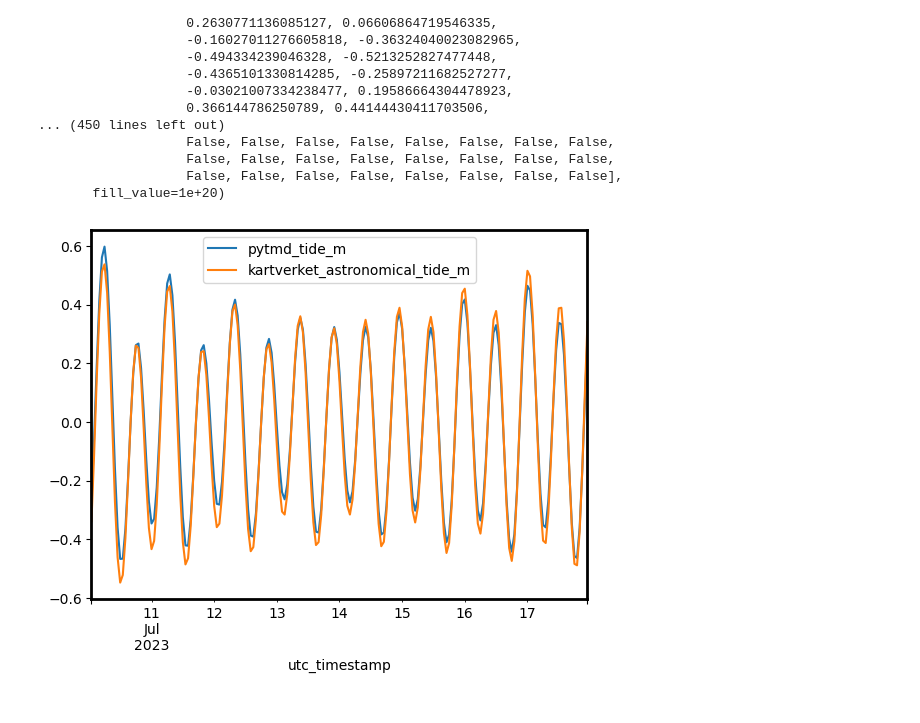
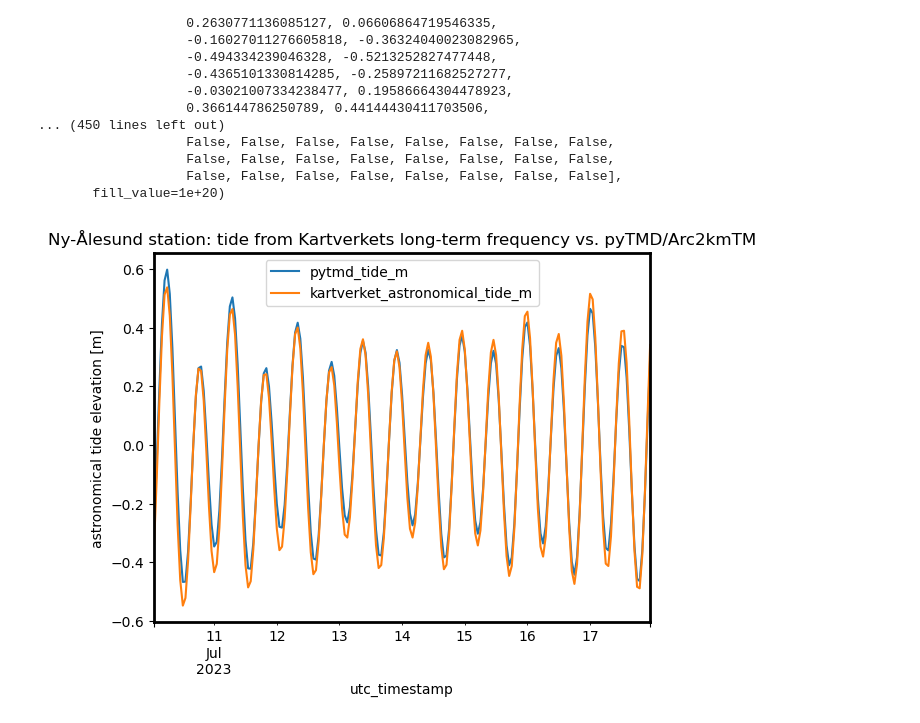
Before and after one commit to tsutterley/pyTMD, a Jupyter notebook: notebooks/SimpleScriptGetTideElevationTimeseries.ipynb, the cells around one changed output. Saved outputs shown, nothing was run; the diff lists cells and outputs as text; code cells hidden in the pictures.

Commit message:
Fix plots labels and titles

```diff
--- a/notebooks/SimpleScriptGetTideElevationTimeseries.ipynb
+++ b/notebooks/SimpleScriptGetTideElevationTimeseries.ipynb
@@ -187,27 +187,30 @@ df_kartverket["kartverket_observation_m"] = df_kartverket["observation"] / 100.0
 # %%
 # compare the model data generated by pyTMD to Kartverket astronomical tide computed over a long time series
 
 # time window to plot for comparison
 utc_timestamp_start = datetime.datetime(2023, 7, 10, 0, 0, 0, tzinfo=datetime.timezone.utc)
 utc_timestamp_stop = datetime.datetime(2023, 7, 18, 0, 0, 0, tzinfo=datetime.timezone.utc)
 
 def get_mask(df_in, utc_timestamp_start, utc_timestamp_stop):
     mask = (df_in["utc_timestamp"] > utc_timestamp_start) & (df_in["utc_timestamp"] < utc_timestamp_stop)
     return mask
 
 # plotting
 fig = plt.figure()
 ax = plt.gca()
 
 mask_pytmd = get_mask(df_pytmd, utc_timestamp_start, utc_timestamp_stop)
 df_pytmd.loc[mask_pytmd].plot(x="utc_timestamp", y="pytmd_tide_m", ax=ax)
 
 mask_kartverket = get_mask(df_kartverket, utc_timestamp_start, utc_timestamp_stop)
 # df_kartverket.loc[mask_kartverket].plot(x="utc_timestamp", y=["observation_m", "kartverket_astronomical_tide_m"], ax=ax)
 df_kartverket.loc[mask_kartverket].plot(x="utc_timestamp", y=["kartverket_astronomical_tide_m"], ax=ax)
 
+plt.ylabel("astronomical tide elevation [m]")
+plt.title("Ny-Ålesund station: tide from Kartverkets long-term frequency vs. pyTMD/Arc2kmTM")
+
 plt.show()
 # %% [output]
-[figure, old version]
+[figure, new version]
 # %%
 # success, the comparison is very good - this is a global model for the whole Arctic!
```
Also changed, not shown: 1 other file.
